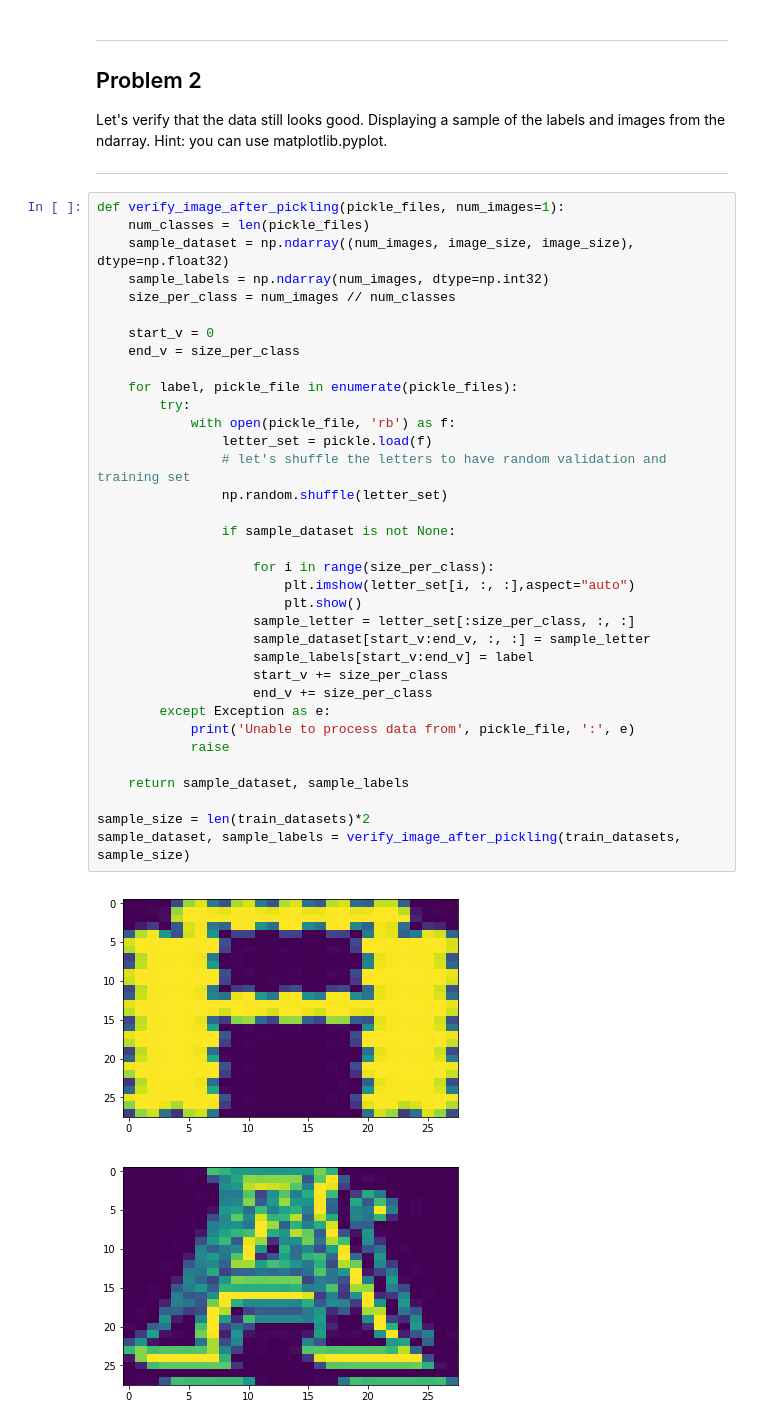
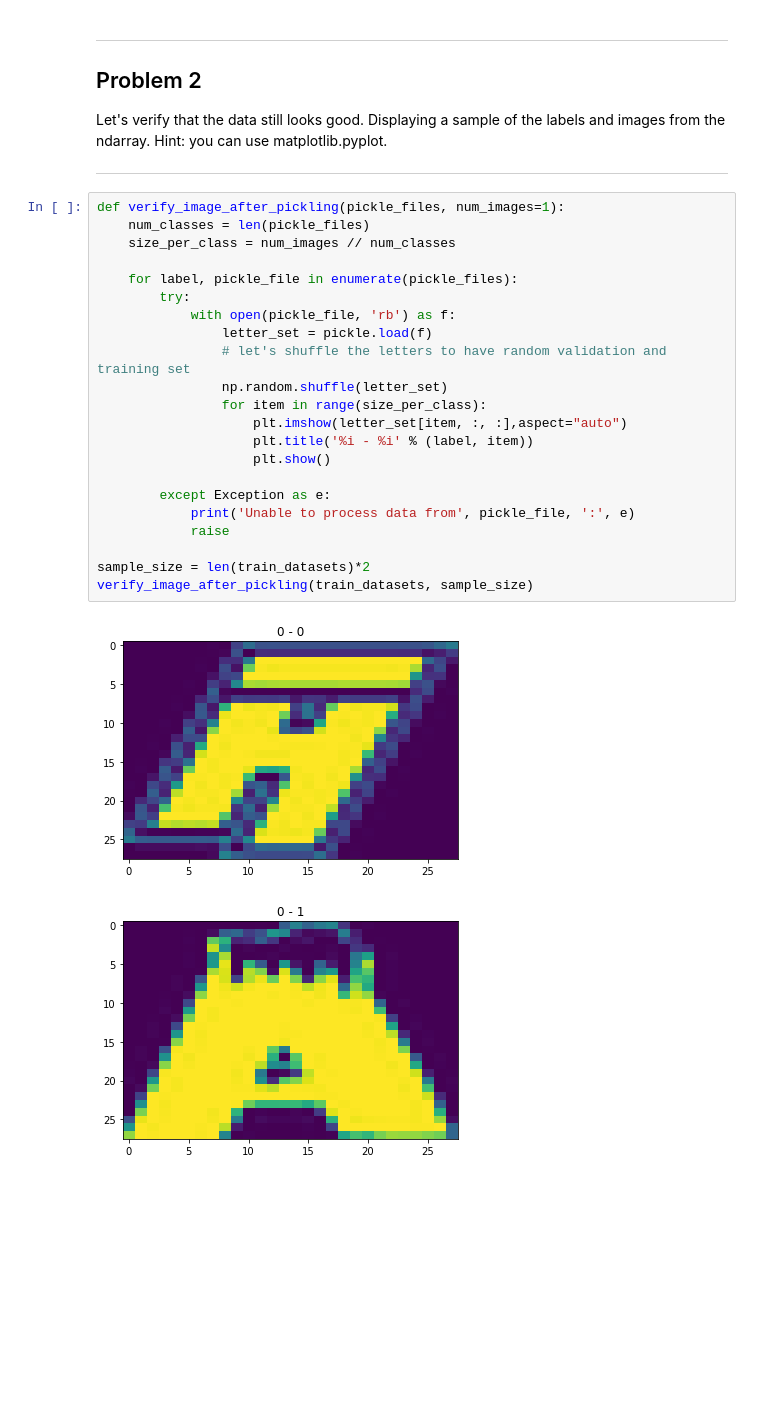
Before and after one commit to prakritibanik/machinelearning, a Jupyter notebook: deeplearning1.ipynb, the cells around one changed output. Cells and saved outputs as stored; diff of their text form; blank space fills up the shorter version.

```diff
--- a/deeplearning1.ipynb
+++ b/deeplearning1.ipynb
@@ -229,38 +224,25 @@ Let's verify that the data still looks good. Displaying a sample of the labels a
 # %%
 def verify_image_after_pickling(pickle_files, num_images=1):
     num_classes = len(pickle_files)
-    sample_dataset = np.ndarray((num_images, image_size, image_size), dtype=np.float32)
-    sample_labels = np.ndarray(num_images, dtype=np.int32)
     size_per_class = num_images // num_classes
-
-    start_v = 0
-    end_v = size_per_class
 
     for label, pickle_file in enumerate(pickle_files):
         try:
             with open(pickle_file, 'rb') as f:
                 letter_set = pickle.load(f)
                 # let's shuffle the letters to have random validation and training set
                 np.random.shuffle(letter_set)
+                for item in range(size_per_class):
+                    plt.imshow(letter_set[item, :, :],aspect="auto")
+                    plt.title('%i - %i' % (label, item))
+                    plt.show()
 
-                if sample_dataset is not None:
-
-                    for i in range(size_per_class):
-                        plt.imshow(letter_set[i, :, :],aspect="auto")
-                        plt.show()
-                    sample_letter = letter_set[:size_per_class, :, :]
-                    sample_dataset[start_v:end_v, :, :] = sample_letter
-                    sample_labels[start_v:end_v] = label
-                    start_v += size_per_class
-                    end_v += size_per_class
         except Exception as e:
             print('Unable to process data from', pickle_file, ':', e)
             raise
 
-    return sample_dataset, sample_labels
-
 sample_size = len(train_datasets)*2
-sample_dataset, sample_labels = verify_image_after_pickling(train_datasets, sample_size)
+verify_image_after_pickling(train_datasets, sample_size)
 # %% [output]
-[figure, old version]
+[figure, new version]
-[figure, old version]
+[figure, new version]
```
Also changed, not shown: parts of 2 cells of this notebook.
